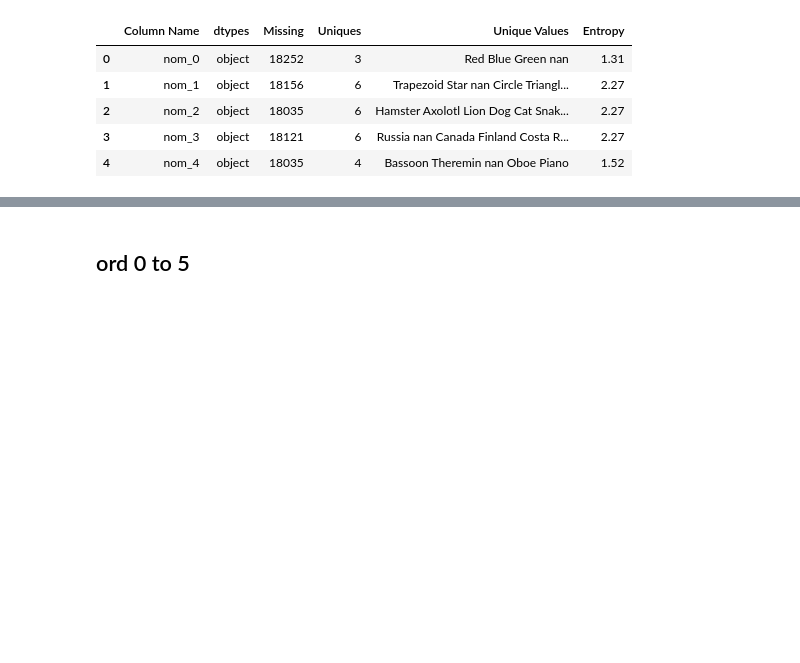
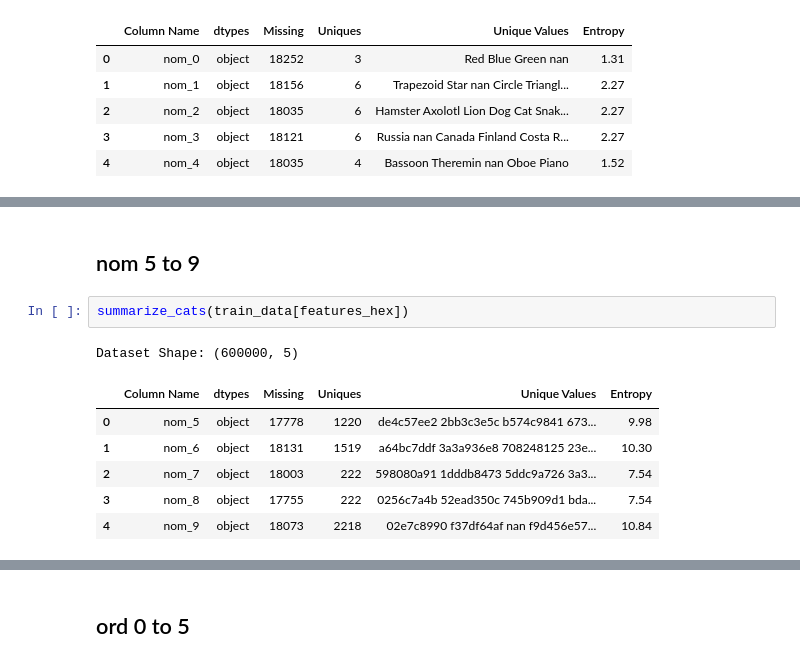
Before and after one commit to palpen/kaggle-pipeline, a Jupyter notebook: cat-in-the-dat-ii/notebook/explore.ipynb, the cells around one changed output, grey strips where cells are left out. Cells and saved outputs as stored; diff of their text form; blank space fills up the shorter version.

```diff
--- a/cat-in-the-dat-ii/notebook/explore.ipynb
+++ b/cat-in-the-dat-ii/notebook/explore.ipynb
@@ -119,0 +157,12 @@ Dataset Shape: (600000, 5)
+# %% [markdown]
+## nom 5 to 9
+# %%
+summarize_cats(train_data[features_hex])
+# %% [output]
+Dataset Shape: (600000, 5)
+|  | Column Name | dtypes | Missing | Uniques | Unique Values | Entropy |
+| 0 | nom_5 | object | 17778 | 1220 | de4c57ee2 2bb3c3e5c b574c9841 673... | 9.98 |
+| 1 | nom_6 | object | 18131 | 1519 | a64bc7ddf 3a3a936e8 708248125 23e... | 10.30 |
+| 2 | nom_7 | object | 18003 | 222 | 598080a91 1dddb8473 5ddc9a726 3a3... | 7.54 |
+| 3 | nom_8 | object | 17755 | 222 | 0256c7a4b 52ead350c 745b909d1 bda... | 7.54 |
+| 4 | nom_9 | object | 18073 | 2218 | 02e7c8990 f37df64af nan f9d456e57... | 10.84 |
```
Also changed, not shown: parts of 11 cells of this notebook.
